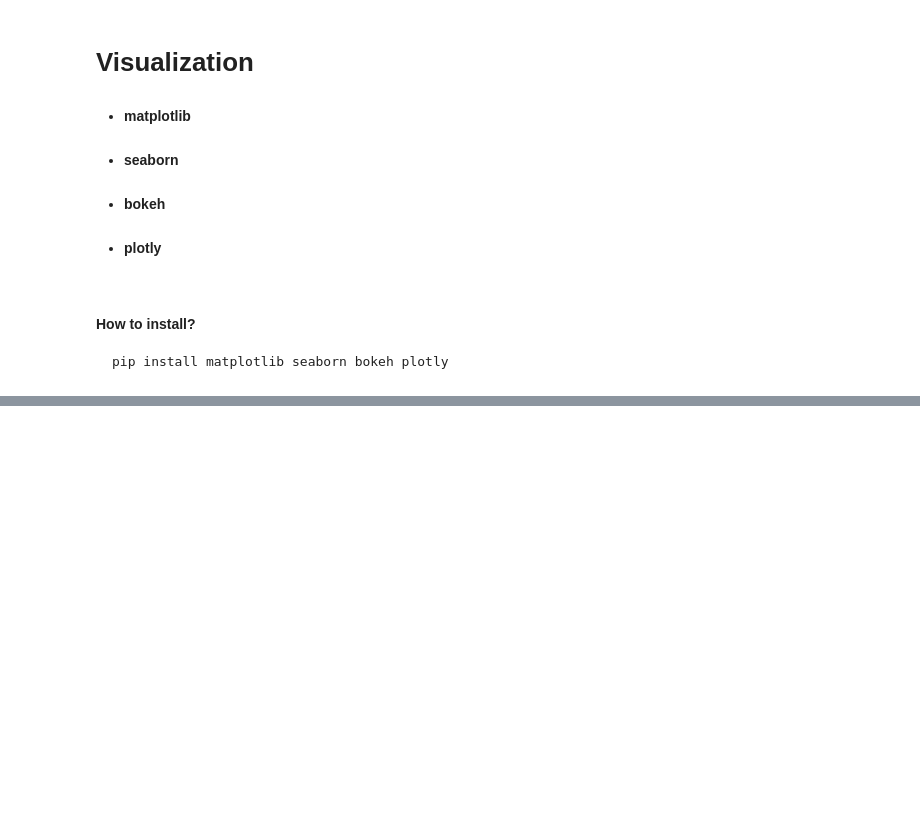
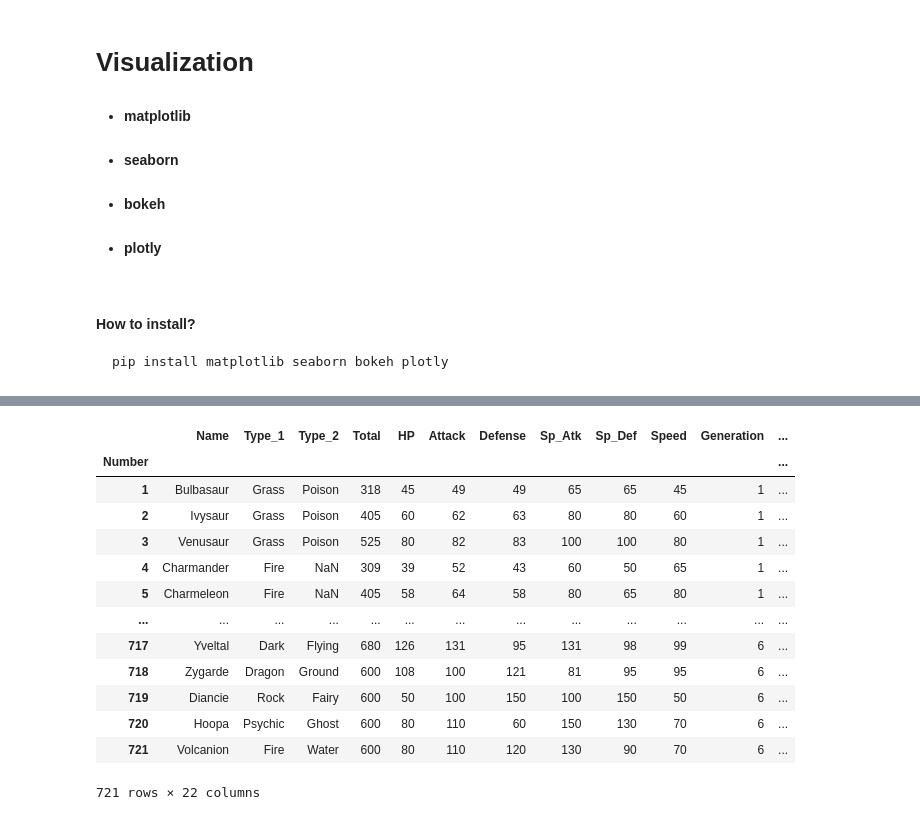
Before and after one commit to digipodium/2022JANPYDS330MTTF, a Jupyter notebook: analysis/visualization.ipynb, the cells around one changed output, grey strips where cells are left out. Saved outputs shown, nothing was run; the diff lists cells and outputs as text; code cells hidden in the pictures; blank space fills up the shorter version.

```diff
--- a/analysis/visualization.ipynb
+++ b/analysis/visualization.ipynb
@@ -45,0 +115,17 @@ sns.lmplot(x='Speed',y='HP',data=df,hue='isLegendary',fit_reg=False)
+# %%
+df
+# %% [output]
+|  | Name | Type_1 | Type_2 | Total | HP | Attack | Defense | Sp_Atk | Sp_Def | Speed | Generation | ... |
+| Number |  |  |  |  |  |  |  |  |  |  |  | ... |
+| 1 | Bulbasaur | Grass | Poison | 318 | 45 | 49 | 49 | 65 | 65 | 45 | 1 | ... |
+| 2 | Ivysaur | Grass | Poison | 405 | 60 | 62 | 63 | 80 | 80 | 60 | 1 | ... |
+| 3 | Venusaur | Grass | Poison | 525 | 80 | 82 | 83 | 100 | 100 | 80 | 1 | ... |
+| 4 | Charmander | Fire | NaN | 309 | 39 | 52 | 43 | 60 | 50 | 65 | 1 | ... |
+| 5 | Charmeleon | Fire | NaN | 405 | 58 | 64 | 58 | 80 | 65 | 80 | 1 | ... |
+| ... | ... | ... | ... | ... | ... | ... | ... | ... | ... | ... | ... | ... |
+| 717 | Yveltal | Dark | Flying | 680 | 126 | 131 | 95 | 131 | 98 | 99 | 6 | ... |
+| 718 | Zygarde | Dragon | Ground | 600 | 108 | 100 | 121 | 81 | 95 | 95 | 6 | ... |
+| 719 | Diancie | Rock | Fairy | 600 | 50 | 100 | 150 | 100 | 150 | 50 | 6 | ... |
+| 720 | Hoopa | Psychic | Ghost | 600 | 80 | 110 | 60 | 150 | 130 | 70 | 6 | ... |
+| 721 | Volcanion | Fire | Water | 600 | 80 | 110 | 120 | 130 | 90 | 70 | 6 | ... |
+721 rows × 22 columns
```
Also changed, not shown: parts of 25 cells of this notebook.
